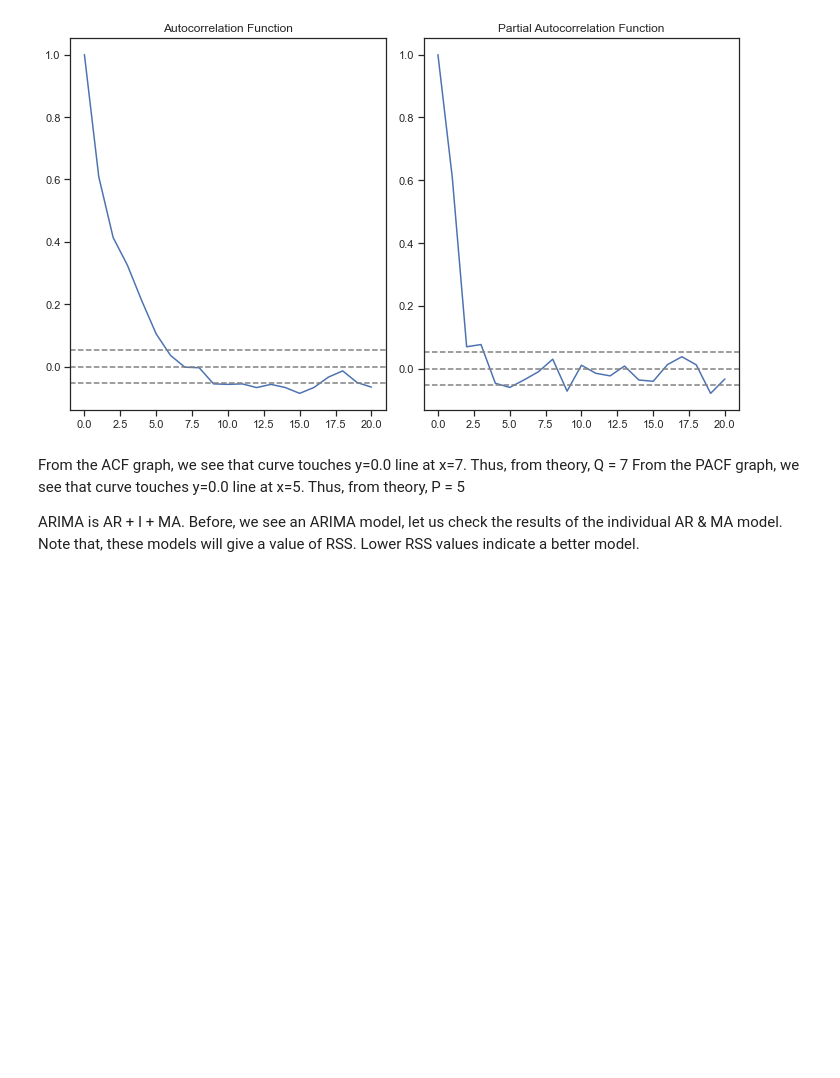
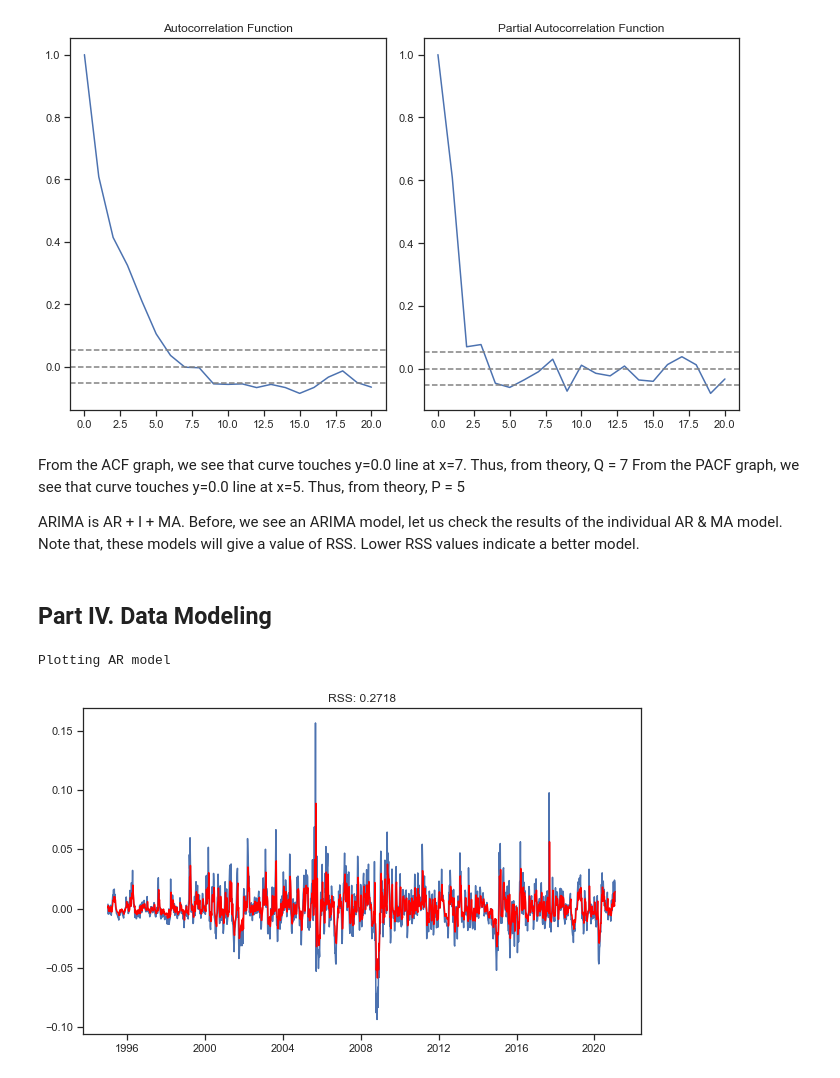
Before and after one commit to maryamadi/DS_Projects_MA, a Jupyter notebook: Capstone_Three_Oil_Prices_Prediction/Notebooks/Data Science Capstone Three Project Oil Prices Forecast_EDA_Maryam_Adigozalzada.ipynb, the cells around one changed output. Drawn from its saved outputs; the diff is of its cells as text; code cells hidden in the pictures; blank space fills up the shorter version.

```diff
--- a/Capstone_Three_Oil_Prices_Prediction/Notebooks/Data Science Capstone Three Project Oil Prices Forecast_EDA_Maryam_Adigozalzada.ipynb
+++ b/Capstone_Three_Oil_Prices_Prediction/Notebooks/Data Science Capstone Three Project Oil Prices Forecast_EDA_Maryam_Adigozalzada.ipynb
@@ -575,3 +587,17 @@ plt.tight_layout()
 From the ACF graph, we see that curve touches y=0.0 line at x=7. Thus, from theory, Q = 7 From the PACF graph, we see that curve touches y=0.0 line at x=5. Thus, from theory, P = 5
 
 ARIMA is AR + I + MA. Before, we see an ARIMA model, let us check the results of the individual AR & MA model. Note that, these models will give a value of RSS. Lower RSS values indicate a better model.
+# %% [markdown]
+## Part IV. Data Modeling
+# %%
+#AR Model
+#making order=(2,1,0) gives RSS=1.5023
+model = ARIMA(indexedf_logScale, order=(2,1,0))
+results_AR = model.fit(disp=-1)
+plt.plot(datasetLogDiffShifting)
+plt.plot(results_AR.fittedvalues, color='red')
+plt.title('RSS: %.4f'%sum((results_AR.fittedvalues - datasetLogDiffShifting['Average_Prices'])**2))
+print('Plotting AR model')
+# %% [output]
+Plotting AR model
+[figure, added]
```
Also changed, not shown: parts of 13 cells of this notebook.
